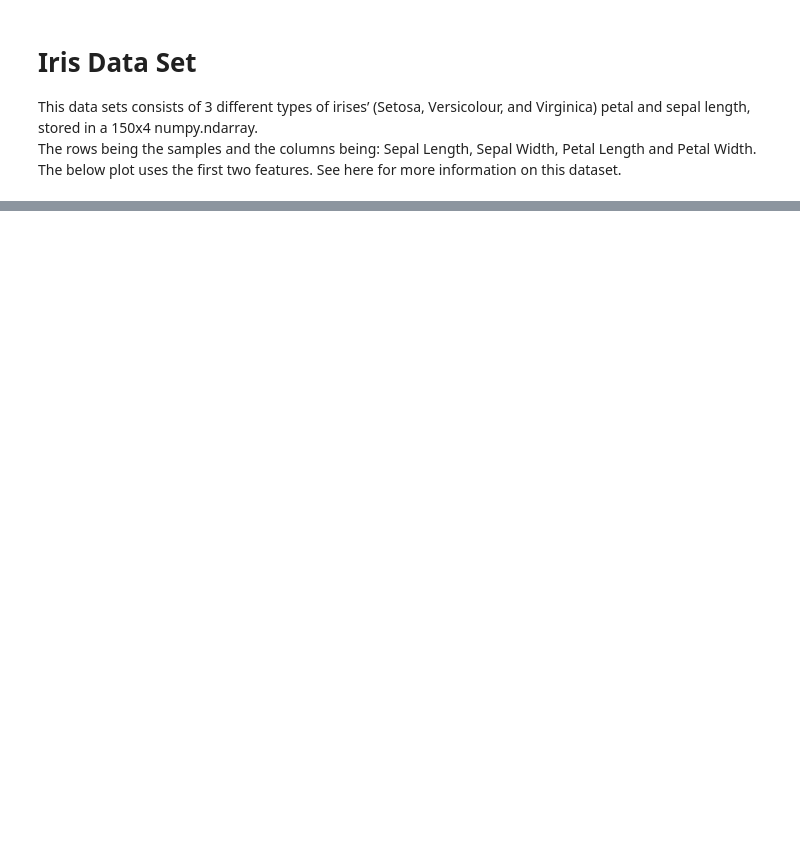
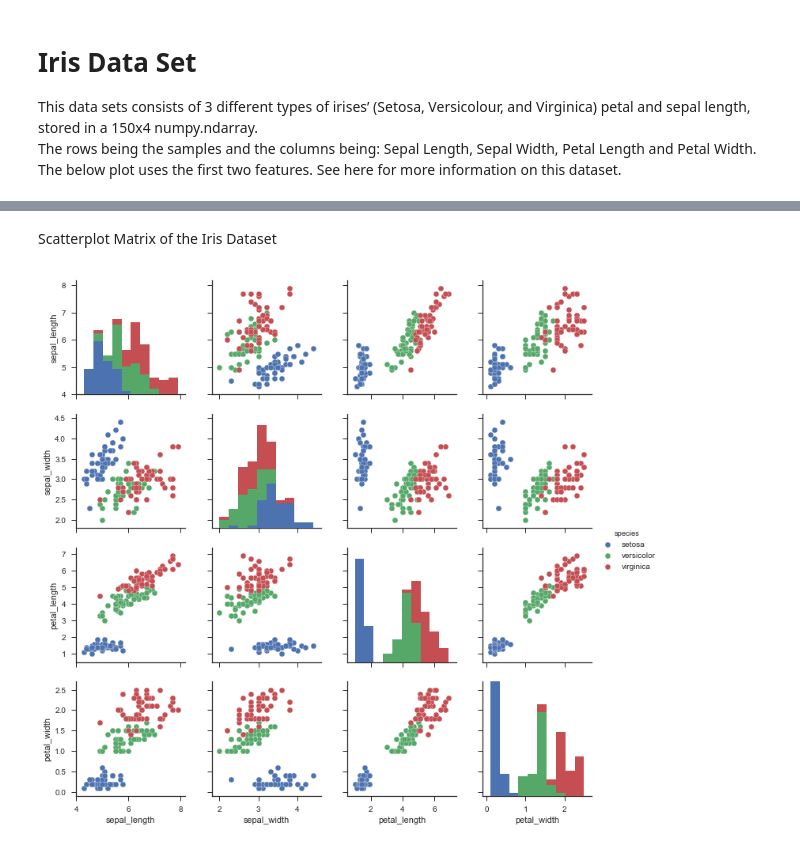
Before and after one commit to karlesleith/Iris-DataSet, a Jupyter notebook: Iris Data Set.ipynb, the cells around one changed output, grey strips where cells are left out. Saved outputs shown, nothing was run; the diff lists cells and outputs as text; code cells hidden in the pictures; blank space fills up the shorter version.

```diff
--- a/Iris Data Set.ipynb
+++ b/Iris Data Set.ipynb
@@ -42,0 +74,10 @@ Print('Hello')
+# %% [markdown]
+Scatterplot Matrix of the Iris Dataset
+# %%
+sns.set(style="ticks")
+
+df = sns.load_dataset("iris")
+sns.pairplot(df, hue="species")
+plt.show()
+# %% [output]
+[figure, added]
```
Also changed, not shown: parts of 28 cells of this notebook, 2 other files.
